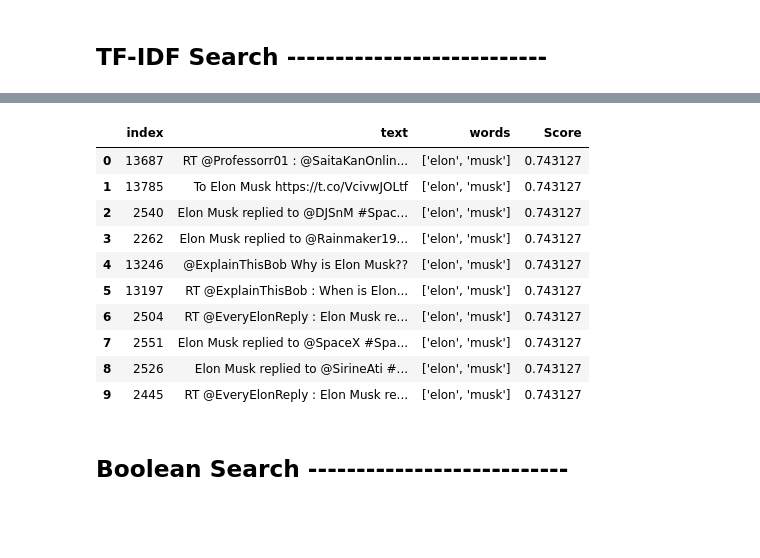
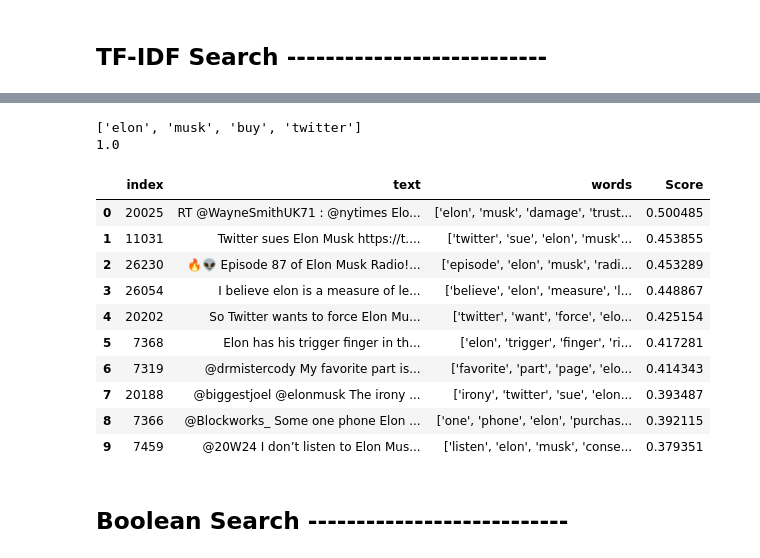
Before and after one commit to IR1401-Spring-Final-Projects/SocialMedia1401-26, a Jupyter notebook: HW3/HW3.ipynb, the cells around one changed output, grey strips where cells are left out. Cells and saved outputs as stored; diff of their text form; code cells hidden in the pictures; blank space fills up the shorter version.

```diff
--- a/HW3/HW3.ipynb
+++ b/HW3/HW3.ipynb
@@ -47,18 +47,20 @@ class DataReader:
         preprocessor = Preprocessor()
         if read_from_excels:
             dfs = []
-            for file in os.listdir("../Excels"):
+            for file in tqdm(os.listdir("../Excels")):
                 df = pd.read_excel(os.path.join("../Excels", file))
                 dfs.append(df)
-                print(file, end=": ")
-                print(df.shape)
             df = pd.concat(dfs)
 
             df = df[df['Language'] == 'en']
             df.reset_index(drop=True, inplace=True)
             df.drop_duplicates(subset="Text", keep='first', inplace=True, ignore_index=True)
+            df = preprocessor.perform_clean_lemmatize_tokenize(df)
+            idx = df.Text_words.apply(len) > df.Text_words.apply(len).describe()["25%"]
+            df = df[idx]
 
-            df = preprocessor.perform_clean_lemmatize_tokenize(df)
+            df["Text_words_joined"] = df.Text_words.apply(lambda x: " ".join(x))
+            df.drop_duplicates(subset="Text_words_joined", keep='first', inplace=True, ignore_index=True)
             self.df = df
 
         else:
@@ -67,3 +69,7 @@ class DataReader:
             df.reset_index(drop=True, inplace=True)
             df.drop_duplicates(subset="Text", keep='first', inplace=True, ignore_index=True)
             self.df = df
+
+
+data_reader = DataReader(read_from_excels=True)
+df = data_reader.df
@@ -161,6 +164,7 @@ from sklearn.feature_extraction.text import TfidfVectorizer
 
 class TFIDFSearch:
     def __init__(self):
+        self.preprocessor = Preprocessor()
         self.vocabulary = list(set(df['Text_words'].explode()) - {np.nan})
 
         self.tfidf = TfidfVectorizer(vocabulary=self.vocabulary)
@@ -168,7 +172,7 @@ class TFIDFSearch:
 
     def get_vector(self, tokens):
         result = np.zeros((len(self.vocabulary)))
-        x= self.tfidf.transform(tokens)
+        x = self.tfidf.transform(tokens)
         for token in tokens:
             try:
                 ind = self.vocabulary.index(token)
@@ -188,7 +192,7 @@ class TFIDFSearch:
         return cos_sim
 
     def search(self, k, query):
-        tokens = preprocessor.clean_query(query)
+        tokens = self.preprocessor.clean_query(query)
         tokens = [token for token in tokens if token in self.vocabulary]
         print(tokens)
         q_df = pd.DataFrame(columns=['q_clean'])
@@ -211,6 +215,6 @@ class TFIDFSearch:
         return a
 # %%
 model = TFIDFSearch()
-results = model.search(10, "Eluon musk")
+results = model.search(10, "Elon Musk buying twitter")
 results
 # %% [output]
@@ -219,14 +223,16 @@ results
+['elon', 'musk', 'buy', 'twitter']
+1.0
 |  | index | text | words | Score |
-| 0 | 13687 | RT @Professorr01 : @SaitaKanOnlin... | ['elon', 'musk'] | 0.743127 |
-| 1 | 13785 | To Elon Musk https://t.co/VcivwJOLtf | ['elon', 'musk'] | 0.743127 |
-| 2 | 2540 | Elon Musk replied to @DJSnM #Spac... | ['elon', 'musk'] | 0.743127 |
-| 3 | 2262 | Elon Musk replied to @Rainmaker19... | ['elon', 'musk'] | 0.743127 |
-| 4 | 13246 | @ExplainThisBob Why is Elon Musk?? | ['elon', 'musk'] | 0.743127 |
-| 5 | 13197 | RT @ExplainThisBob : When is Elon... | ['elon', 'musk'] | 0.743127 |
-| 6 | 2504 | RT @EveryElonReply : Elon Musk re... | ['elon', 'musk'] | 0.743127 |
-| 7 | 2551 | Elon Musk replied to @SpaceX #Spa... | ['elon', 'musk'] | 0.743127 |
-| 8 | 2526 | Elon Musk replied to @SirineAti #... | ['elon', 'musk'] | 0.743127 |
-| 9 | 2445 | RT @EveryElonReply : Elon Musk re... | ['elon', 'musk'] | 0.743127 |
+| 0 | 20025 | RT @WayneSmithUK71 : @nytimes Elo... | ['elon', 'musk', 'damage', 'trust... | 0.500485 |
+| 1 | 11031 | Twitter sues Elon Musk https://t.... | ['twitter', 'sue', 'elon', 'musk'... | 0.453855 |
+| 2 | 26230 | 🔥👽 Episode 87 of Elon Musk Radio!... | ['episode', 'elon', 'musk', 'radi... | 0.453289 |
+| 3 | 26054 | I believe elon is a measure of le... | ['believe', 'elon', 'measure', 'l... | 0.448867 |
+| 4 | 20202 | So Twitter wants to force Elon Mu... | ['twitter', 'want', 'force', 'elo... | 0.425154 |
+| 5 | 7368 | Elon has his trigger finger in th... | ['elon', 'trigger', 'finger', 'ri... | 0.417281 |
+| 6 | 7319 | @drmistercody My favorite part is... | ['favorite', 'part', 'page', 'elo... | 0.414343 |
+| 7 | 20188 | @biggestjoel @elonmusk The irony ... | ['irony', 'twitter', 'sue', 'elon... | 0.393487 |
+| 8 | 7366 | @Blockworks_ Some one phone Elon ... | ['one', 'phone', 'elon', 'purchas... | 0.392115 |
+| 9 | 7459 | @20W24 I don’t listen to Elon Mus... | ['listen', 'elon', 'musk', 'conse... | 0.379351 |
 # %% [markdown]
 ## Boolean Search ---------------------------
 # %%
```
Also changed, not shown: parts of 12 cells of this notebook, 25 other files.
